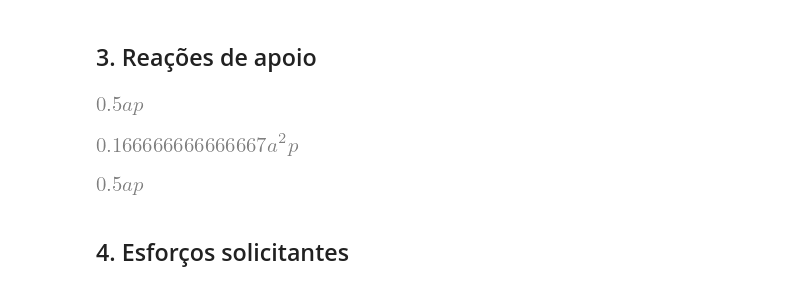
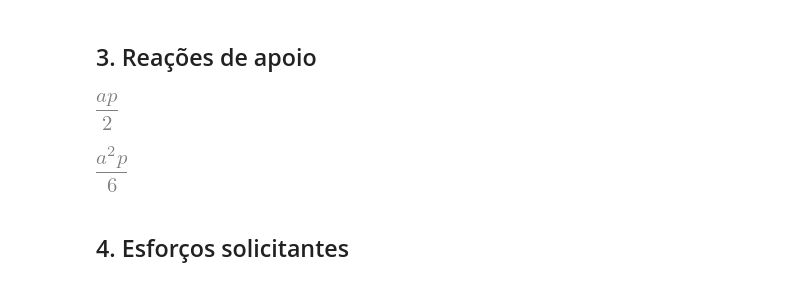
Before and after one commit to mvreal/Ponte1, a Jupyter notebook: Empuxo_pilar.ipynb, the cells around one changed output. Cells and saved outputs as stored; diff of their text form; code cells hidden in the pictures.

```diff
--- a/Empuxo_pilar.ipynb
+++ b/Empuxo_pilar.ipynb
@@ -20,20 +20,15 @@ q_x
 # %% [markdown]
 ## 3. Reações de apoio
 # %%
-A_y = 1/2*p*a
+A_y = sp.Rational(1,2)*p*a
 A_y
 # %% [output]
-[figure, old version]
+[figure, new version]
 # %%
-M_A = 1/2*p*a*a/3
+M_A = sp.Rational(1,6)*p*a**2
 M_A
 # %% [output]
-[figure, old version]
+[figure, new version]
-# %%
-E = 1/2*p*a
-E
-# %% [output]
-[figure, removed]
 # %% [markdown]
 ## 4. Esforços solicitantes
 # %% [markdown]
```
Also changed, not shown: parts of 32 cells of this notebook.
